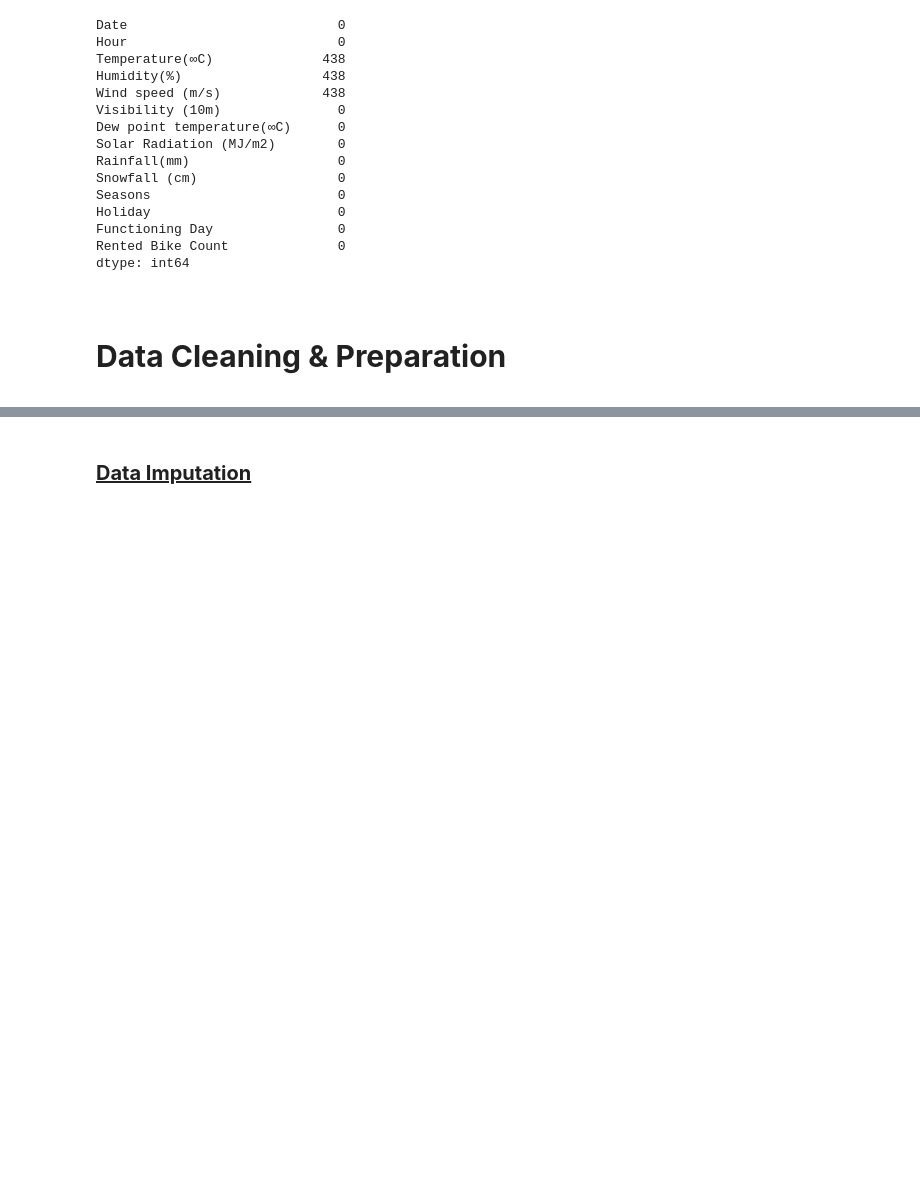
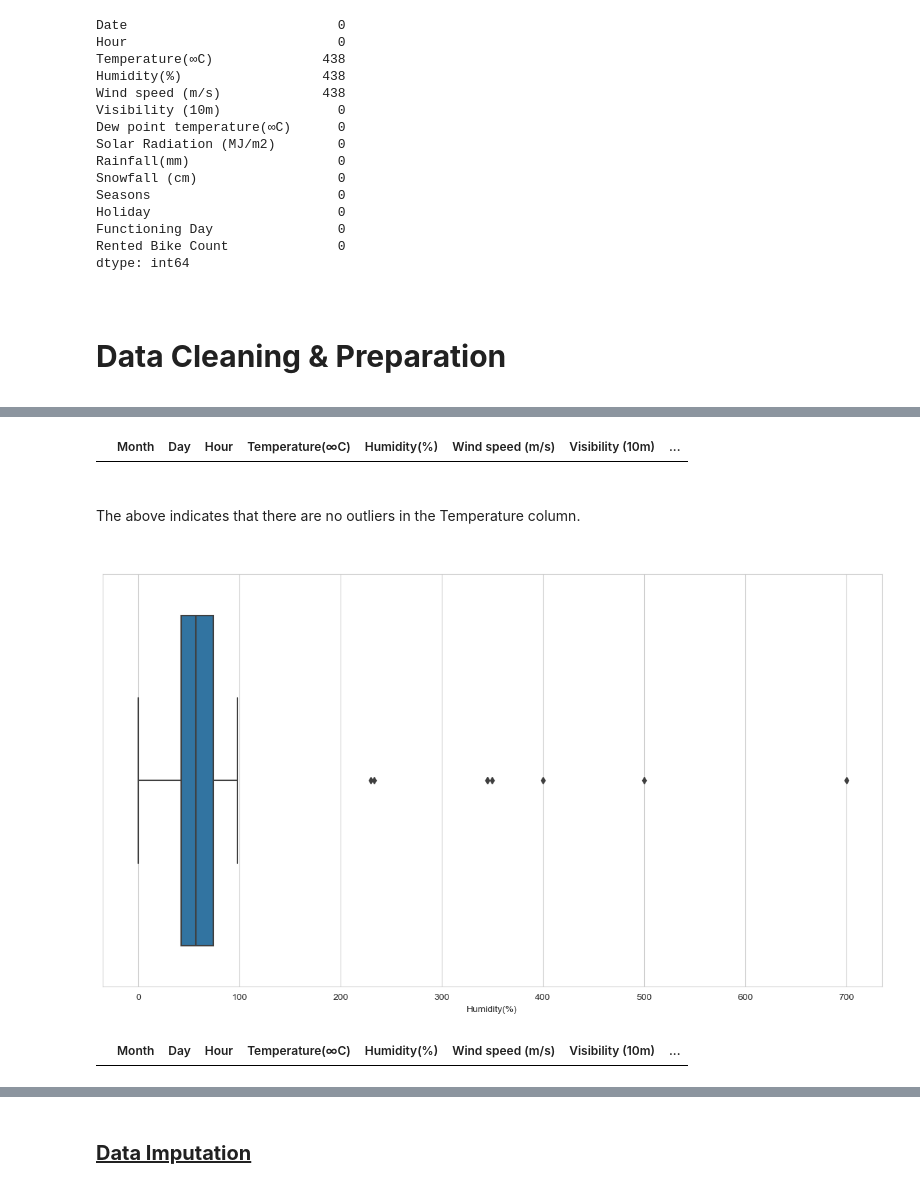
Before and after one commit to A1maan/seoul-bike-demand-project, a Jupyter notebook: ise291_project.ipynb, the cells around one changed output, grey strips where cells are left out. Cells and saved outputs as stored; diff of their text form; code cells hidden in the pictures; blank space fills up the shorter version.

Commit message:
add cells for outlier detection

```diff
--- a/ise291_project.ipynb
+++ b/ise291_project.ipynb
@@ -109,0 +161,23 @@ dtype: int64
+# %%
+IQR = np.percentile(df["Temperature(∞C)"], 75) - np.percentile(df["Temperature(∞C)"], 25)
+upper_whisker = df['Temperature(∞C)'].quantile(0.75) + 1.5*IQR
+lower_whisker = df['Temperature(∞C)'].quantile(0.25) - 1.5*IQR
+display(df[(df['Temperature(∞C)'] > upper_whisker) | (df['Temperature(∞C)'] < lower_whisker)])
+# %% [output]
+|  | Month | Day | Hour | Temperature(∞C) | Humidity(%) | Wind speed (m/s) | Visibility (10m) | ... |
+# %% [markdown]
+<br>The above indicates that there are no outliers in the Temperature column.<br><br>
+# %%
+plt.figure(figsize = (15,8))
+sns.boxplot(data = df, x = "Humidity(%)")
+plt.xlabel("Humidity(%)")
+plt.show()
+# %% [output]
+[figure, added]
+# %%
+IQR = np.percentile(df["Humidity(%)"], 75) - np.percentile(df["Humidity(%)"], 25)
+upper_whisker = df['Humidity(%)'].quantile(0.75) + 1.5*IQR
+lower_whisker = df['Humidity(%)'].quantile(0.25) - 1.5*IQR
+display(df[(df['Humidity(%)'] > upper_whisker) | (df['Humidity(%)'] < lower_whisker)])
+# %% [output]
+|  | Month | Day | Hour | Temperature(∞C) | Humidity(%) | Wind speed (m/s) | Visibility (10m) | ... |
```
Also changed, not shown: parts of 31 cells of this notebook.
